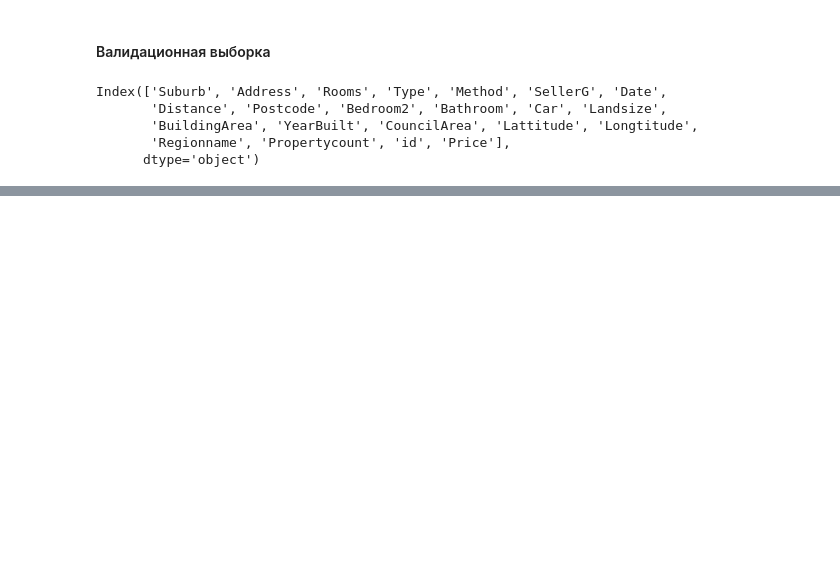
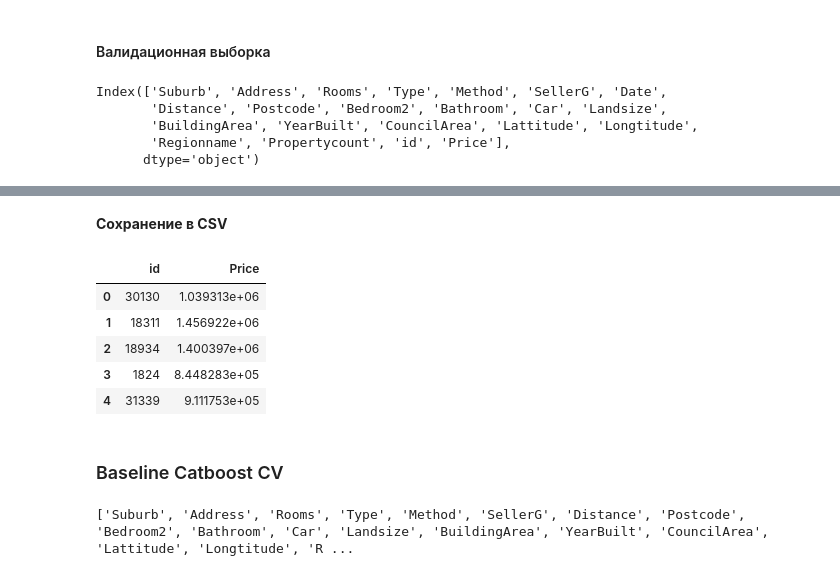
Before and after one commit to Zetis659/Data_Science_GM, a Jupyter notebook: Leopard_challenge_Regression/Leopard_challenge_Regression_2.ipynb, the cells around one changed output, grey strips where cells are left out. Drawn from its saved outputs; the diff is of its cells as text; code cells hidden in the pictures; blank space fills up the shorter version.

```diff
--- a/Leopard_challenge_Regression/Leopard_challenge_Regression_2.ipynb
+++ b/Leopard_challenge_Regression/Leopard_challenge_Regression_2.ipynb
@@ -1260,10 +1252,11 @@ y
 # %%
 parameters = {'cat_features': cat_features,
+              'learning_rate': 0.1,
               'eval_metric': 'MAPE',
               'random_seed': 42,
               'verbose':100}
 # %%
 model = CatBoostRegressor(**parameters)
 # %%
-model.fit(train_v1[X], train_v1[y], eval_set=(val_cat[X], val_cat[y]))
+model.fit(train_v1[X], train_v1[y])
 # %% [output]
@@ -1289,0 +1282,19 @@ KeyError: "['Price'] not in index"
+# %%
+y_pred = model.predict(test_v1[X])
+# %% [markdown]
+**Сохранение в CSV**
+# %%
+submission = pd.DataFrame(test_v1['id'])
+submission['Price'] = y_pred
+submission.to_csv('Cat_lr01_drop_address.date.id.latitude.longtitude.csv', index=False)
+# %%
+submission.head()
+# %% [output]
+|  | id | Price |
+| 0 | 30130 | 1.039313e+06 |
+| 1 | 18311 | 1.456922e+06 |
+| 2 | 18934 | 1.400397e+06 |
+| 3 | 1824 | 8.448283e+05 |
+| 4 | 31339 | 9.111753e+05 |
+# %% [markdown]
+### Baseline Catboost CV
@@ -1289,0 +1309,4 @@ KeyError: "['Price'] not in index"
+# %%
+print(X)
+# %% [output]
+['Suburb', 'Address', 'Rooms', 'Type', 'Method', 'SellerG', 'Distance', 'Postcode', 'Bedroom2', 'Bathroom', 'Car', 'Landsize', 'BuildingArea', 'YearBuilt', 'CouncilArea', 'Lattitude', 'Longtitude', 'R ...
```
Also changed, not shown: parts of 40 cells of this notebook, 43 other files.
